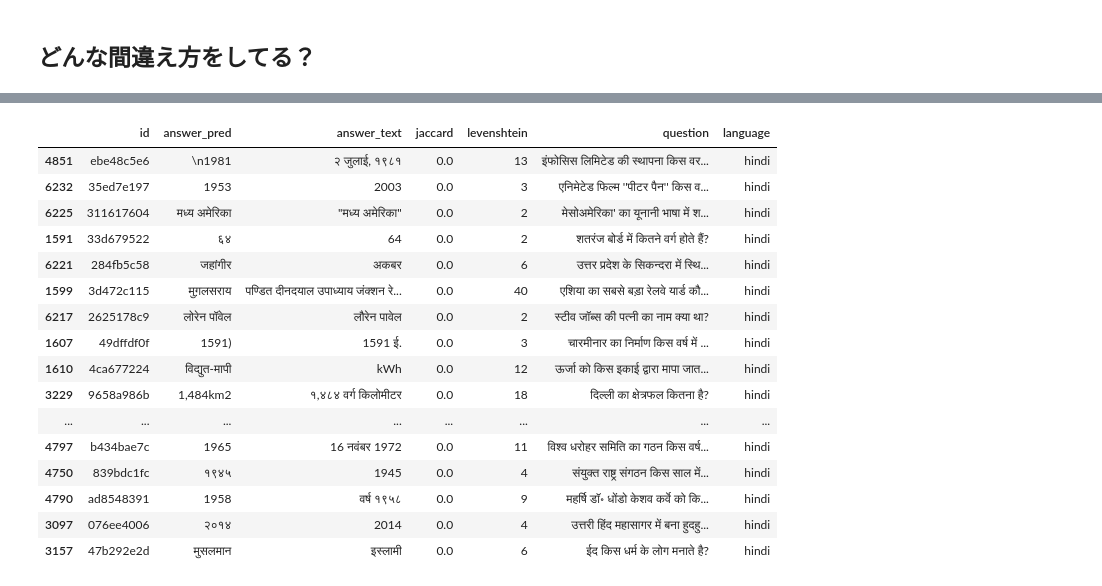
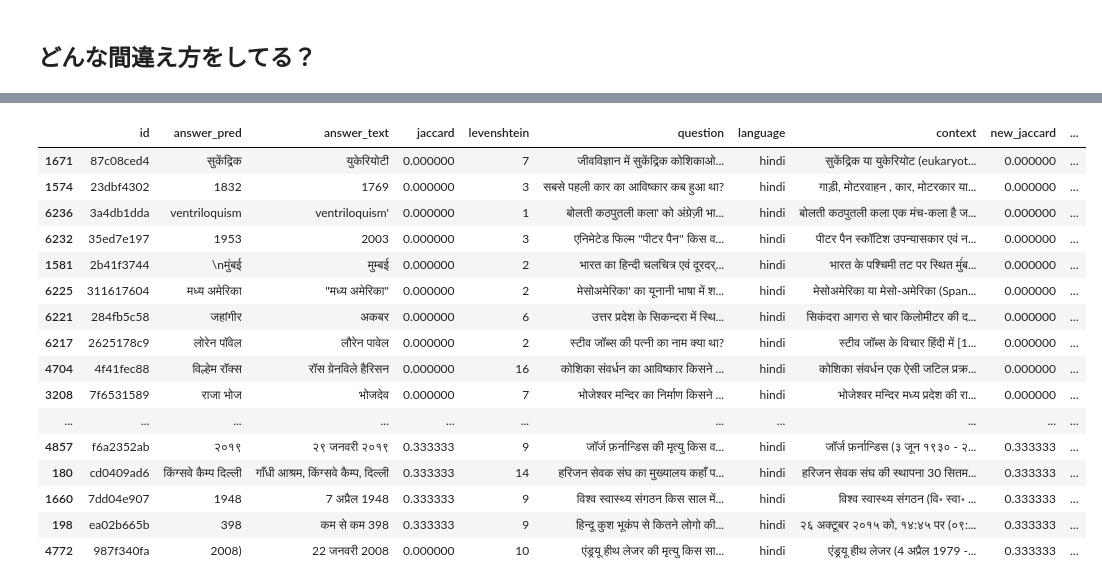
Before and after one commit to guchio3/kaggle-chaii-2021, a Jupyter notebook: notebooks/error analysis e072.ipynb, the cells around one changed output, grey strips where cells are left out. Drawn from its saved outputs; the diff is of its cells as text; code cells hidden in the pictures.

```diff
--- a/notebooks/error analysis e072.ipynb
+++ b/notebooks/error analysis e072.ipynb
@@ -414,0 +401,2 @@ origin_answer_pred_text_df
+# %%
+answer_pred_text_df["is_original"] = ~answer_pred_text_df.id.str.contains("^mlqa|^xquad")
@@ -414,0 +494,17 @@ origin_answer_pred_text_df
+# %%
+import Levenshtein
+
+postprocessed_answer_pred = [text_postprocess(row["answer_pred"], row["context"]) for _, row in answer_pred_text_df.iterrows()]
+answer_pred_text_df["new_answer_pred"] = postprocessed_answer_pred
+
+new_jaccards = [jaccard(row["new_answer_pred"], row["answer_text"]) for _, row in answer_pred_text_df.iterrows()]
+new_levenshteins = [Levenshtein.distance(" ".join(row["new_answer_pred"].split()), " ".join(row["answer_text"].split())) for _, row in answer_pred_text_df.iterrows()]
+
+answer_pred_text_df["new_jaccard"] = new_jaccards
+answer_pred_text_df["new_levenshtein"] = new_levenshteins
+
+old_jaccard_mean = answer_pred_text_df.query("is_original").jaccard.mean()
+old_jaccard_std = answer_pred_text_df.query("is_original").jaccard.std()
+new_jaccard_mean = answer_pred_text_df.query("is_original").new_jaccard.mean()
+new_jaccard_std = answer_pred_text_df.query("is_original").new_jaccard.std()
+print(f"{old_jaccard_mean:.5f}+-{old_jaccard_std:.3f}   =>   {new_jaccard_mean:.5f}+-{new_jaccard_std:.3f}")
@@ -414,0 +513,4 @@ origin_answer_pred_text_df
+# %%
+origin_answer_pred_text_df = answer_pred_text_df.query("is_original")
+origin_answer_pred_text_df["jaccard_minus_new_jaccard"] = origin_answer_pred_text_df["jaccard"] - origin_answer_pred_text_df["new_jaccard"]
+display(origin_answer_pred_text_df.sort_values(["jaccard_minus_new_jaccard", "id"]).head(20), origin_answer_pred_text_df.sort_values("jaccard_minus_new_jaccard").tail(20))
@@ -415,21 +556,21 @@ origin_answer_pred_text_df
 # %%
-origin_answer_pred_text_df.query("language == 'hindi'").sort_values("jaccard").head(50)
+origin_answer_pred_text_df.query("language == 'hindi'").sort_values("new_jaccard").head(150)
 # %% [output]
-|  | id | answer_pred | answer_text | jaccard | levenshtein | question | language |
-| 4851 | ebe48c5e6 | \n1981 | २ जुलाई, १९८१ | 0.0 | 13 | इंफोसिस लिमिटेड की स्थापना किस वर... | hindi |
-| 6232 | 35ed7e197 | 1953 | 2003 | 0.0 | 3 | एनिमेटेड फिल्म ''पीटर पैन'' किस व... | hindi |
-| 6225 | 311617604 | मध्य अमेरिका | "मध्य अमेरिका" | 0.0 | 2 | मेसोअमेरिका' का यूनानी भाषा में श... | hindi |
-| 1591 | 33d679522 | ६४ | 64 | 0.0 | 2 | शतरंज बोर्ड में कितने वर्ग होते हैं? | hindi |
-| 6221 | 284fb5c58 | जहांगीर | अकबर | 0.0 | 6 | उत्तर प्रदेश के सिकन्दरा में स्थि... | hindi |
-| 1599 | 3d472c115 | मुग़लसराय | पण्डित दीनदयाल उपाध्याय जंक्शन रे... | 0.0 | 40 | एशिया का सबसे बड़ा रेलवे यार्ड कौ... | hindi |
-| 6217 | 2625178c9 | लोरेन पॉवेल | लौरेन पावेल | 0.0 | 2 | स्टीव जॉब्स की पत्नी का नाम क्या था? | hindi |
-| 1607 | 49dffdf0f | 1591) | 1591 ई. | 0.0 | 3 | चारमीनार का निर्माण किस वर्ष में ... | hindi |
-| 1610 | 4ca677224 | विद्युत-मापी | kWh | 0.0 | 12 | ऊर्जा को किस इकाई द्वारा मापा जात... | hindi |
-| 3229 | 9658a986b | 1,484km2 | १,४८४ वर्ग किलोमीटर | 0.0 | 18 | दिल्ली का क्षेत्रफल कितना है? | hindi |
-| ... | ... | ... | ... | ... | ... | ... | ... |
-| 4797 | b434bae7c | 1965 | 16 नवंबर 1972 | 0.0 | 11 | विश्व धरोहर समिति का गठन किस वर्ष... | hindi |
-| 4750 | 839bdc1fc | १९४५ | 1945 | 0.0 | 4 | संयुक्त राष्ट्र संगठन किस साल में... | hindi |
-| 4790 | ad8548391 | 1958 | वर्ष १९५८ | 0.0 | 9 | महर्षि डॉ॰ धोंडो केशव कर्वे को कि... | hindi |
-| 3097 | 076ee4006 | २०१४ | 2014 | 0.0 | 4 | उत्तरी हिंद महासागर में बना हुदहु... | hindi |
-| 3157 | 47b292e2d | मुसलमान | इस्लामी | 0.0 | 6 | ईद किस धर्म के लोग मनाते है? | hindi |
+|  | id | answer_pred | answer_text | jaccard | levenshtein | question | language | context | new_jaccard | ... |
+| 1671 | 87c08ced4 | सुकेंद्रिक | युकेरियोटी | 0.000000 | 7 | जीवविज्ञान में सुकेंद्रिक कोशिकाओ... | hindi | सुकेंद्रिक या युकेरियोट (eukaryot... | 0.000000 | ... |
+| 1574 | 23dbf4302 | 1832 | 1769 | 0.000000 | 3 | सबसे पहली कार का आविष्कार कब हुआ था? | hindi | गाड़ी, मोटरवाहन , कार, मोटरकार या... | 0.000000 | ... |
+| 6236 | 3a4db1dda | ventriloquism | ventriloquism' | 0.000000 | 1 | बोलती कठपुतली कला' को अंग्रेज़ी भा... | hindi | बोलती कठपुतली कला एक मंच-कला है ज... | 0.000000 | ... |
+| 6232 | 35ed7e197 | 1953 | 2003 | 0.000000 | 3 | एनिमेटेड फिल्म ''पीटर पैन'' किस व... | hindi | पीटर पैन स्कॉटिश उपन्यासकार एवं न... | 0.000000 | ... |
+| 1581 | 2b41f3744 | \nमुंबई | मुम्बई | 0.000000 | 2 | भारत का हिन्दी चलचित्र एवं दूरदर्... | hindi | भारत के पश्चिमी तट पर स्थित मुंंब... | 0.000000 | ... |
+| 6225 | 311617604 | मध्य अमेरिका | "मध्य अमेरिका" | 0.000000 | 2 | मेसोअमेरिका' का यूनानी भाषा में श... | hindi | मेसोअमेरिका या मेसो-अमेरिका (Span... | 0.000000 | ... |
+| 6221 | 284fb5c58 | जहांगीर | अकबर | 0.000000 | 6 | उत्तर प्रदेश के सिकन्दरा में स्थि... | hindi | सिकंदरा आगरा से चार किलोमीटर की द... | 0.000000 | ... |
+| 6217 | 2625178c9 | लोरेन पॉवेल | लौरेन पावेल | 0.000000 | 2 | स्टीव जॉब्स की पत्नी का नाम क्या था? | hindi | स्टीव जॉब्स के विचार हिंदी में [1... | 0.000000 | ... |
+| 4704 | 4f41fec88 | विल्हेम रॉक्स | रॉस ग्रेनविले हैरिसन | 0.000000 | 16 | कोशिका संवर्धन का आविष्कार किसने ... | hindi | कोशिका संवर्धन एक ऐसी जटिल प्रक्र... | 0.000000 | ... |
+| 3208 | 7f6531589 | राजा भोज | भोजदेव | 0.000000 | 7 | भोजेश्वर मन्दिर का निर्माण किसने ... | hindi | भोजेश्वर मन्दिर मध्य प्रदेश की रा... | 0.000000 | ... |
+| ... | ... | ... | ... | ... | ... | ... | ... | ... | ... | ... |
+| 4857 | f6a2352ab | २०१९ | २९ जनवरी २०१९ | 0.333333 | 9 | जॉर्ज फ़र्नान्डिस की मृत्यु किस व... | hindi | जॉर्ज फ़र्नान्डिस (३ जून १९३० - २... | 0.333333 | ... |
+| 180 | cd0409ad6 | किंग्सवे कैम्प दिल्ली | गाँधी आश्रम, किंग्सवे कैम्प, दिल्ली | 0.333333 | 14 | हरिजन सेवक संघ का मुख्यालय कहाँ प... | hindi | हरिजन सेवक संघ की स्थापना 30 सितम... | 0.333333 | ... |
+| 1660 | 7dd04e907 | 1948 | 7 अप्रैल 1948 | 0.333333 | 9 | विश्व स्वास्थ्य संगठन किस साल में... | hindi | विश्व स्वास्थ्य संगठन (वि॰ स्वा॰ ... | 0.333333 | ... |
+| 198 | ea02b665b | 398 | कम से कम 398 | 0.333333 | 9 | हिन्दू कुश भूकंप से कितने लोगो की... | hindi | २६ अक्टूबर २०१५ को, १४:४५ पर (०९:... | 0.333333 | ... |
+| 4772 | 987f340fa | 2008) | 22 जनवरी 2008 | 0.000000 | 10 | एंड्रयू हीथ लेजर की मृत्यु किस सा... | hindi | एंड्रयू हीथ लेजर (4 अप्रैल 1979 -... | 0.333333 | ... |
 # %%
```
Also changed, not shown: parts of 8 cells of this notebook, 1 other file.
